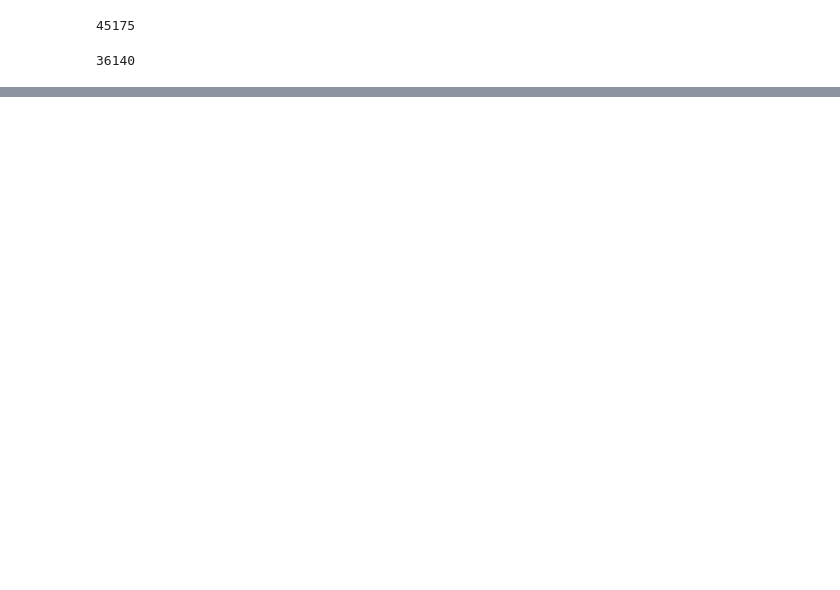
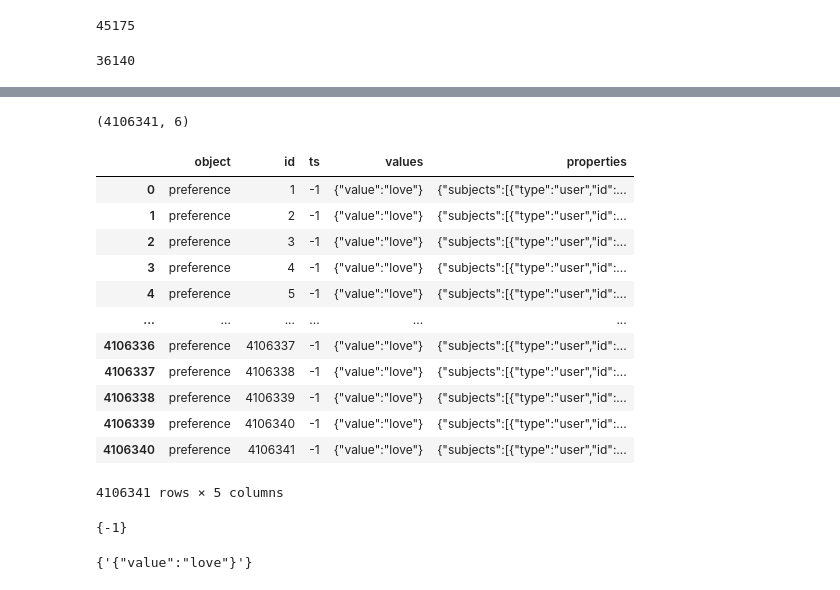
Before and after one commit to ShalyginaA/30Music-artist-recommendation, a Jupyter notebook: data_preparation.ipynb, the cells around one changed output, grey strips where cells are left out. Saved outputs shown, nothing was run; the diff lists cells and outputs as text; code cells hidden in the pictures; blank space fills up the shorter version.

```diff
--- a/data_preparation.ipynb
+++ b/data_preparation.ipynb
@@ -500,0 +408,4 @@ train_left_out_grouped.shape
+# %%
+love_df = pd.read_csv("ThirtyMusic/relations/love.idomaar",sep='\t| ',
+                      names = ['object', 'id', 'ts','values','properties', 'linked_entities'])
+love_df.head()
@@ -500,0 +419,31 @@ train_left_out_grouped.shape
+# %%
+love_df.shape
+# %% [output]
+(4106341, 6)
+# %%
+love_df['properties'] = love_df['properties'] + " " +love_df['linked_entities']
+love_df.drop(columns = ['linked_entities'], inplace=True)
+# %%
+love_df
+# %% [output]
+|  | object | id | ts | values | properties |
+| 0 | preference | 1 | -1 | {"value":"love"} | {"subjects":[{"type":"user","id":... |
+| 1 | preference | 2 | -1 | {"value":"love"} | {"subjects":[{"type":"user","id":... |
+| 2 | preference | 3 | -1 | {"value":"love"} | {"subjects":[{"type":"user","id":... |
+| 3 | preference | 4 | -1 | {"value":"love"} | {"subjects":[{"type":"user","id":... |
+| 4 | preference | 5 | -1 | {"value":"love"} | {"subjects":[{"type":"user","id":... |
+| ... | ... | ... | ... | ... | ... |
+| 4106336 | preference | 4106337 | -1 | {"value":"love"} | {"subjects":[{"type":"user","id":... |
+| 4106337 | preference | 4106338 | -1 | {"value":"love"} | {"subjects":[{"type":"user","id":... |
+| 4106338 | preference | 4106339 | -1 | {"value":"love"} | {"subjects":[{"type":"user","id":... |
+| 4106339 | preference | 4106340 | -1 | {"value":"love"} | {"subjects":[{"type":"user","id":... |
+| 4106340 | preference | 4106341 | -1 | {"value":"love"} | {"subjects":[{"type":"user","id":... |
+4106341 rows × 5 columns
+# %%
+set(love_df['ts'])
+# %% [output]
+{-1}
+# %%
+set(love_df['values'])
+# %% [output]
+{'{"value":"love"}'}
```
Also changed, not shown: parts of 74 cells of this notebook.
